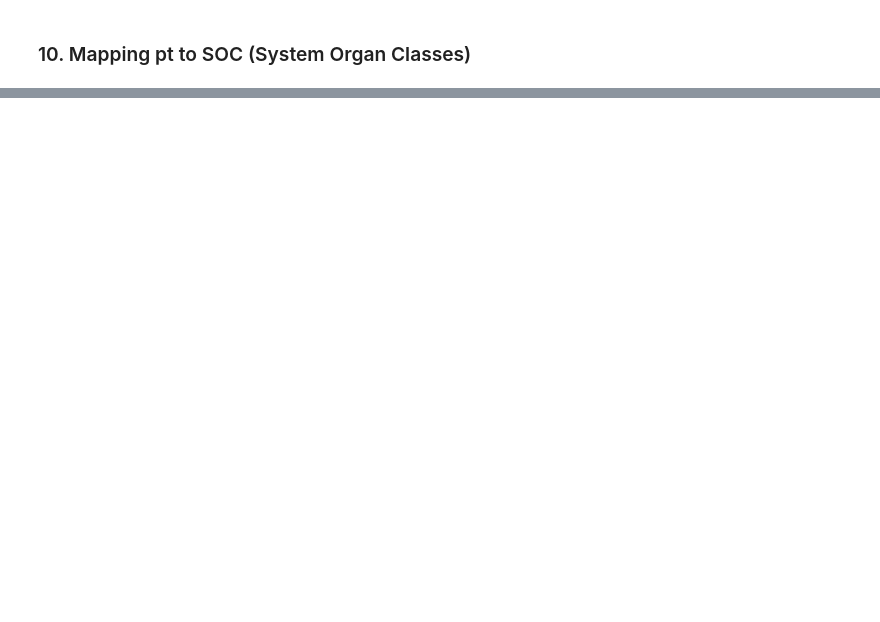
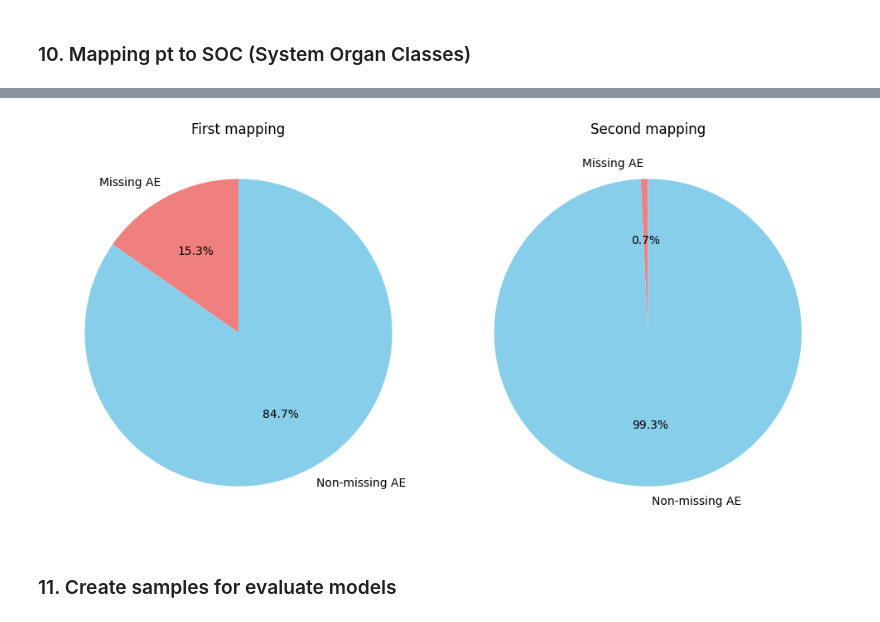
Before and after one commit to Think-Nguyen/Data-Science-Research-Project, a Jupyter notebook: 2. Clean data.ipynb, the cells around one changed output, grey strips where cells are left out. Cells and saved outputs as stored; diff of their text form; code cells hidden in the pictures; blank space fills up the shorter version.

Commit message:
Update models

```diff
--- a/2. Clean data.ipynb
+++ b/2. Clean data.ipynb
@@ -281,7 +300,7 @@ def replace_rand_age(age_grp, conversion_grp):
 
     return None
 
-data_3['age'] = data_3.apply(
+data_2['age'] = data_2.apply(
     lambda row: replace_rand_age(row['age_grp'], conversion_grp) if pd.isnull(row['age']) else row['age'],
     axis=1
 )
@@ -886 +796,47 @@ data_4 = pd.read_csv('data/faers_adalimumab_2020-2024_ungrouped_cleaned_2.csv')
+# %%
+import matplotlib.pyplot as plt
+
+# Total rows in dataset (assuming same total for both mappings)
+total_rows = len(before_mapping)
+
+# Prepare data for each mapping
+first_missing = len(first_mapping)
+first_non_missing = total_rows - first_missing
+
+second_missing = len(second_mapping)
+second_non_missing = total_rows - second_missing
+
+# Labels
+labels = ['Missing AE', 'Non-missing AE']
+colors = ['lightcoral', 'skyblue']
+
+# Plot side-by-side pies
+fig, (ax1, ax2) = plt.subplots(1, 2, figsize=(10, 5))
+
+# First mapping pie
+ax1.pie(
+    [first_missing, first_non_missing],
+    labels=labels,
+    autopct='%1.1f%%',
+    startangle=90,
+    colors=colors
+)
+ax1.set_title('First mapping')
+
+# Second mapping pie
+ax2.pie(
+    [second_missing, second_non_missing],
+    labels=labels,
+    autopct='%1.1f%%',
+    startangle=90,
+    colors=colors
+)
+ax2.set_title('Second mapping')
+
+plt.tight_layout()
+plt.show()
+# %% [output]
+[figure, added]
+# %% [markdown]
+### 11. Create samples for evaluate models
 # %%
```
Also changed, not shown: parts of 107 cells of this notebook, 8 other files.
